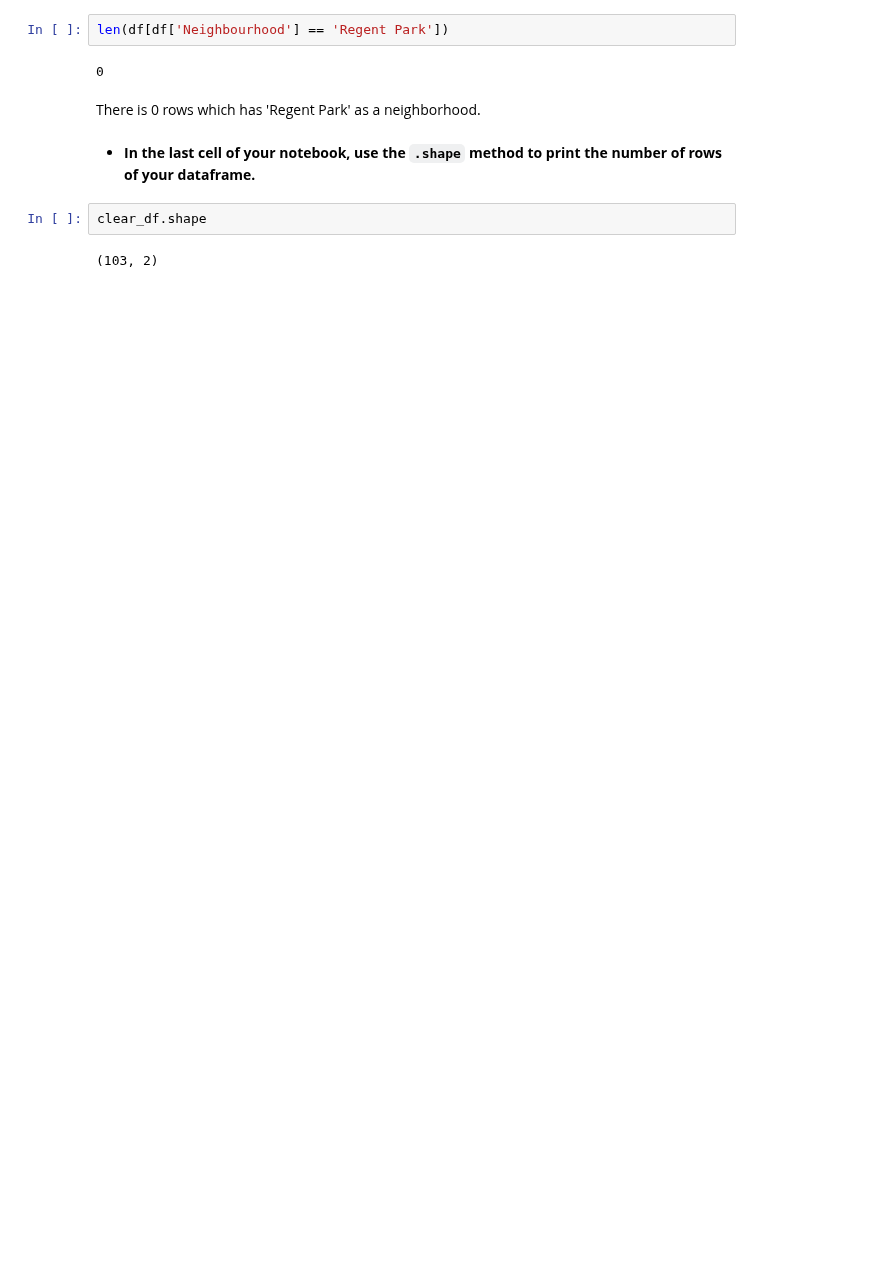
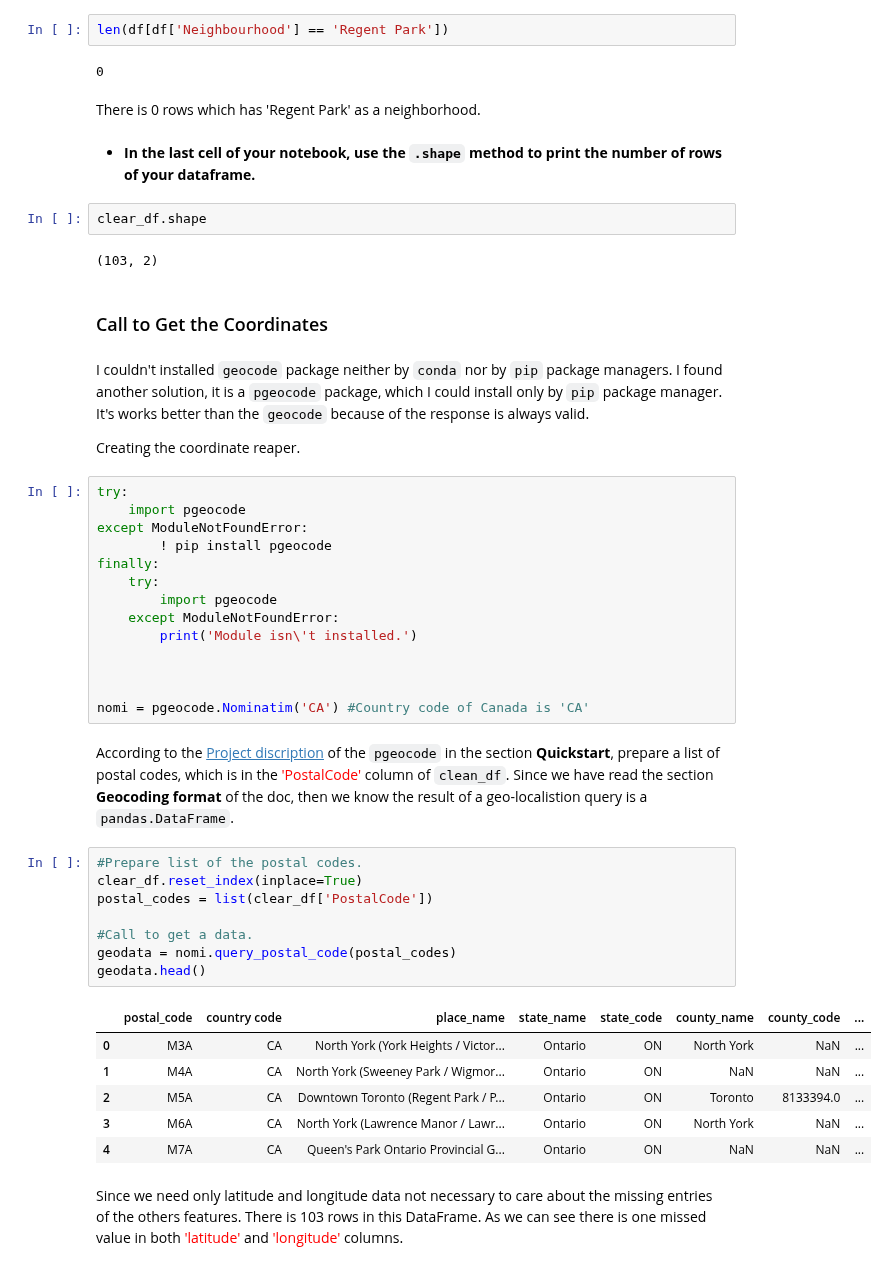
Before and after one commit to Tungsteniac/Tungsteniac, a Jupyter notebook: Neighborhoods in Toronto.ipynb, the cells around one changed output. Drawn from its saved outputs; the diff is of its cells as text; blank space fills up the shorter version.

```diff
--- a/Neighborhoods in Toronto.ipynb
+++ b/Neighborhoods in Toronto.ipynb
@@ -345,3 +345,43 @@ There is 0 rows which has 'Regent Park' as a neighborhood.
 clear_df.shape
 # %% [output]
 (103, 2)
+# %% [markdown]
+### Call to Get the Coordinates
+# %% [markdown]
+I couldn't installed <code>geocode</code> package neither by <code>conda</code> nor by <code>pip</code> package managers. I found another solution, it is a <code>pgeocode</code> package, which I could install only by <code>pip</code> package manager. It's works better than the <code>geocode</code> because of the response is always valid.
+
+Creating the coordinate reaper.
+# %%
+try:
+    import pgeocode
+except ModuleNotFoundError:
+        ! pip install pgeocode
+finally:
+    try:
+        import pgeocode
+    except ModuleNotFoundError:
+        print('Module isn\'t installed.')
+
+
+
+nomi = pgeocode.Nominatim('CA') #Country code of Canada is 'CA'
+# %% [markdown]
+According to the [Project discription](https://pypi.org/project/pgeocode/) of the <code>pgeocode</code> in the section __Quickstart__, prepare a list of
+postal codes, which is in the <span style="color:red">'PostalCode'</span> column of <code>clean_df</code>. Since we have read the section __Geocoding format__ of the doc, then we know the result of a geo-localistion query is a <code>pandas.DataFrame</code>.
+# %%
+#Prepare list of the postal codes.
+clear_df.reset_index(inplace=True)
+postal_codes = list(clear_df['PostalCode'])
+
+#Call to get a data.
+geodata = nomi.query_postal_code(postal_codes)
+geodata.head()
+# %% [output]
+|  | postal_code | country code | place_name | state_name | state_code | county_name | county_code | ... |
+| 0 | M3A | CA | North York (York Heights / Victor... | Ontario | ON | North York | NaN | ... |
+| 1 | M4A | CA | North York (Sweeney Park / Wigmor... | Ontario | ON | NaN | NaN | ... |
+| 2 | M5A | CA | Downtown Toronto (Regent Park / P... | Ontario | ON | Toronto | 8133394.0 | ... |
+| 3 | M6A | CA | North York (Lawrence Manor / Lawr... | Ontario | ON | North York | NaN | ... |
+| 4 | M7A | CA | Queen's Park Ontario Provincial G... | Ontario | ON | NaN | NaN | ... |
+# %% [markdown]
+Since we need only latitude and longitude data not necessary to care about the missing entries of the others features. There is 103 rows in this DataFrame. As we can see there is one missed value in both <span style="color:red">'latitude'</span> and <span style="color:red">'longitude'</span> columns.
```
Also changed, not shown: parts of 12 cells of this notebook.
